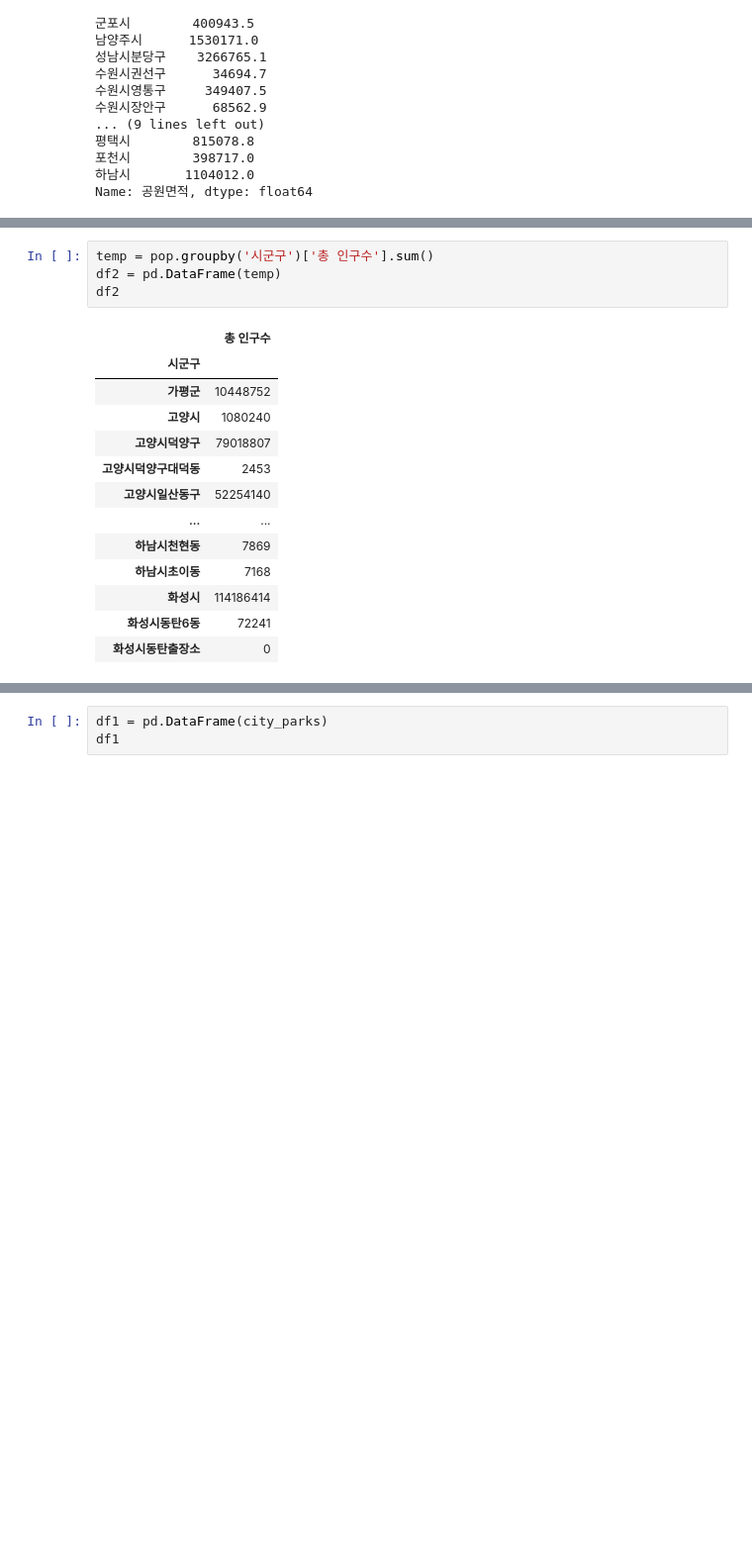
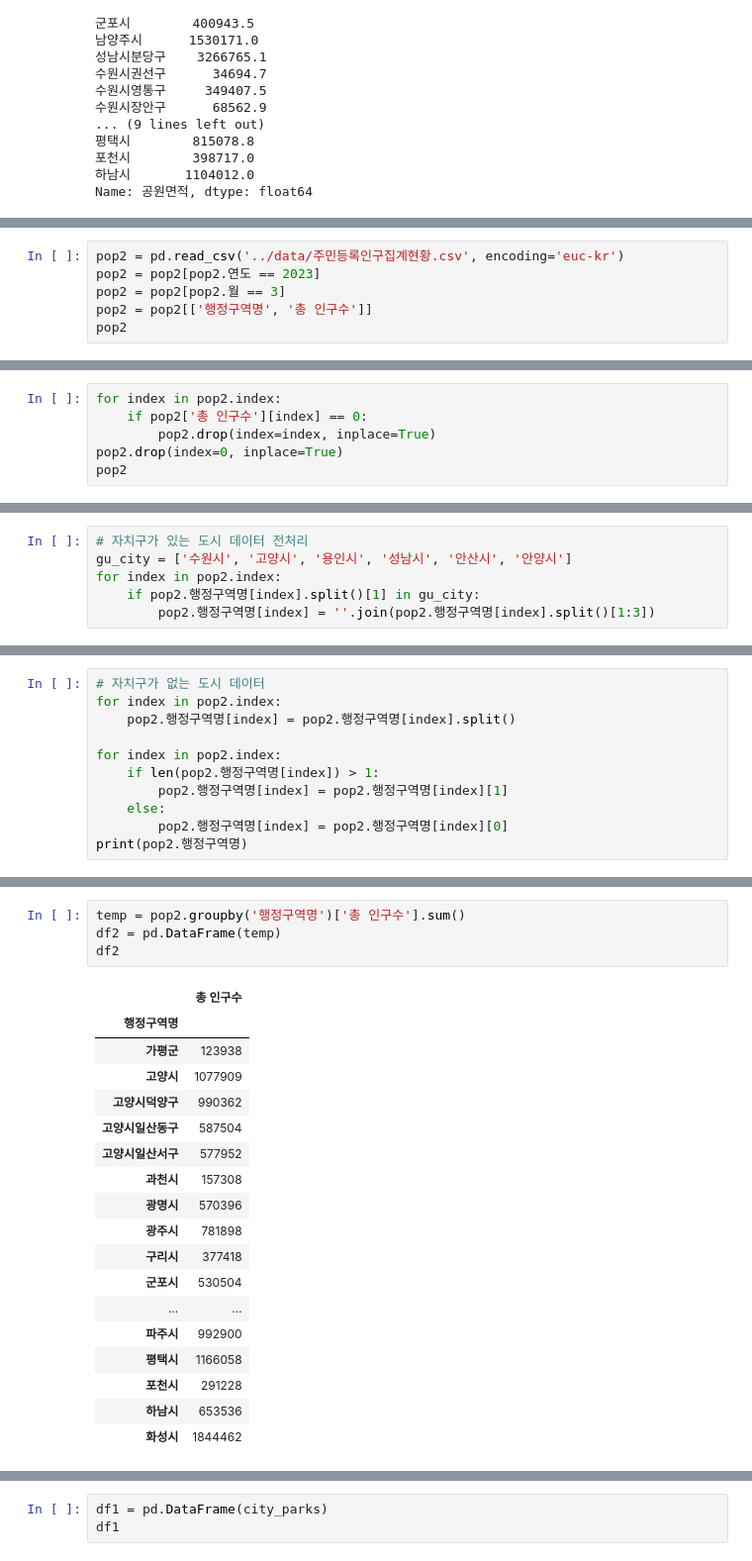
Before and after one commit to rawmouse96/DataAnalysis, a Jupyter notebook: 04.지도시각화/과제/04210423.ipynb, the cells around one changed output, grey strips where cells are left out. Shown at 99% size. Drawn from its saved outputs; the diff is of its cells as text; blank space fills up the shorter version.

```diff
--- a/04.지도시각화/과제/04210423.ipynb
+++ b/04.지도시각화/과제/04210423.ipynb
@@ -158,0 +141,6 @@ pop
+# %%
+pop2 = pd.read_csv('../data/주민등록인구집계현황.csv', encoding='euc-kr')
+pop2 = pop2[pop2.연도 == 2023]
+pop2 = pop2[pop2.월 == 3]
+pop2 = pop2[['행정구역명', '총 인구수']]
+pop2
@@ -158,0 +161,6 @@ pop
+# %%
+for index in pop2.index:
+    if pop2['총 인구수'][index] == 0:
+        pop2.drop(index=index, inplace=True)
+pop2.drop(index=0, inplace=True)
+pop2
@@ -158,0 +181,6 @@ pop
+# %%
+# 자치구가 있는 도시 데이터 전처리
+gu_city = ['수원시', '고양시', '용인시', '성남시', '안산시', '안양시']
+for index in pop2.index:
+    if pop2.행정구역명[index].split()[1] in gu_city:
+        pop2.행정구역명[index] = ''.join(pop2.행정구역명[index].split()[1:3])
@@ -158,0 +192,11 @@ pop
+# %%
+# 자치구가 없는 도시 데이터
+for index in pop2.index:
+    pop2.행정구역명[index] = pop2.행정구역명[index].split()
+
+for index in pop2.index:
+    if len(pop2.행정구역명[index]) > 1:
+        pop2.행정구역명[index] = pop2.행정구역명[index][1]
+    else:
+        pop2.행정구역명[index] = pop2.행정구역명[index][0]
+print(pop2.행정구역명)
@@ -159,18 +228,23 @@ pop
 # %%
-temp = pop.groupby('시군구')['총 인구수'].sum()
+temp = pop2.groupby('행정구역명')['총 인구수'].sum()
 df2 = pd.DataFrame(temp)
 df2
 # %% [output]
 |  | 총 인구수 |
-| 시군구 |  |
-| 가평군 | 10448752 |
-| 고양시 | 1080240 |
-| 고양시덕양구 | 79018807 |
-| 고양시덕양구대덕동 | 2453 |
-| 고양시일산동구 | 52254140 |
+| 행정구역명 |  |
+| 가평군 | 123938 |
+| 고양시 | 1077909 |
+| 고양시덕양구 | 990362 |
+| 고양시일산동구 | 587504 |
+| 고양시일산서구 | 577952 |
+| 과천시 | 157308 |
+| 광명시 | 570396 |
+| 광주시 | 781898 |
+| 구리시 | 377418 |
+| 군포시 | 530504 |
 | ... | ... |
-| 하남시천현동 | 7869 |
-| 하남시초이동 | 7168 |
-| 화성시 | 114186414 |
-| 화성시동탄6동 | 72241 |
-| 화성시동탄출장소 | 0 |
+| 파주시 | 992900 |
+| 평택시 | 1166058 |
+| 포천시 | 291228 |
+| 하남시 | 653536 |
+| 화성시 | 1844462 |
```
Also changed, not shown: parts of 13 cells of this notebook, 12 other files.
